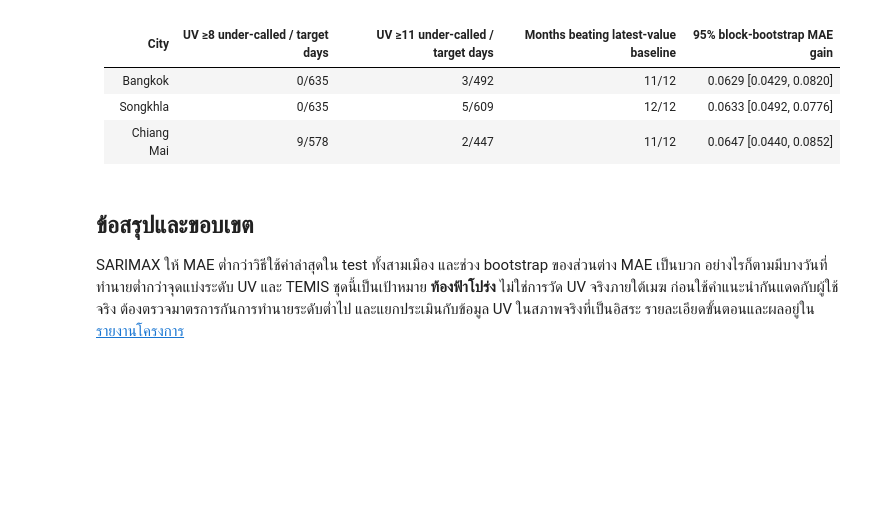
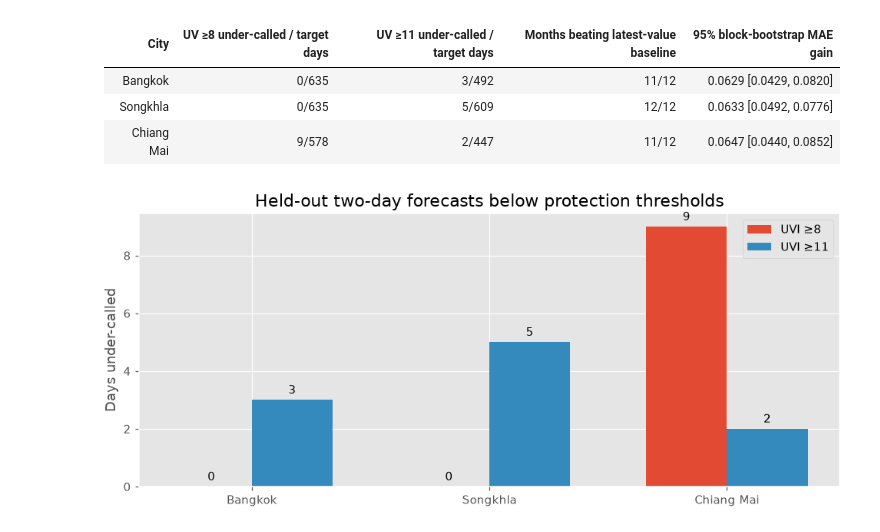
Before and after one commit to PacharaponK/Aphrodize, a Jupyter notebook: models/time-series/uv/uv_model_evaluation.ipynb, the cells around one changed output. Drawn from its saved outputs; the diff is of its cells as text; code cells hidden in the pictures; blank space fills up the shorter version.

```diff
--- a/models/time-series/uv/uv_model_evaluation.ipynb
+++ b/models/time-series/uv/uv_model_evaluation.ipynb
@@ -69,0 +110,15 @@ Saved D:\CoE Y.4 T.1\241-353\code\Aphrodize\storage\artifacts\uv\evaluation.json
+# %%
+if not OUTPUT.exists():
+    raise FileNotFoundError(
+        f"{OUTPUT} is missing. This notebook will not download or retrain automatically."
+    )
+summary = {}
+with OUTPUT.open(newline="", encoding="utf-8") as file:
+    for row in csv.DictReader(file):
+        item = summary.setdefault(row["city"], {"rows": 0, "first": row["date"], "last": row["date"], "missing": 0})
+        item["rows"] += 1
+        item["last"] = row["date"]
+        item["missing"] += not bool(row["uv_index_clear_sky"])
+display(Markdown("| City | Rows | First date | Last date | Missing UV |\n|---|---:|---|---|---:|\n" +
+                 "\n".join(f"| {CITY_LABELS[city]} | {item['rows']} | {item['first']} | {item['last']} | {item['missing']} |"
+                           for city, item in summary.items())))
@@ -70,7 +458,7 @@ Saved D:\CoE Y.4 T.1\241-353\code\Aphrodize\storage\artifacts\uv\evaluation.json
 # %%
 metrics = json.loads(metrics_path.read_text(encoding="utf-8"))
-audit = json.loads((train_uv_model.ARTIFACTS / "evaluation.json").read_text(encoding="utf-8"))
-rows_by_city = {city: [] for city in train_uv_model.CITIES}
+audit = json.loads((ARTIFACTS / "evaluation.json").read_text(encoding="utf-8"))
+rows_by_city = {city: [] for city in CITIES}
 with predictions_path.open(newline="", encoding="utf-8") as file:
     for row in csv.DictReader(file):
         if row["split"] == "test" and row["sarimax_h2"]:
@@ -78,7 +466,7 @@ with predictions_path.open(newline="", encoding="utf-8") as file:
 
 lines = ["| City | Selected SARIMAX order | Validation MAE (2 days) | Test days |",
          "|---|---:|---:|---:|"]
-for city in train_uv_model.CITIES:
+for city in CITIES:
     result = metrics["cities"][city]
     lines.append(f"| {CITY_LABELS[city]} | {tuple(result['selected_order'])} | "
                  f"{result['validation']['sarimax_h2']['mae']:.4f} | {len(rows_by_city[city])} |")
@@ -122,5 +510,5 @@ display(Markdown("\n".join(lines)))
 # %%
-cities = list(train_uv_model.CITIES)
+cities = list(CITIES)
 x = np.arange(len(cities))
 width = 0.25
 fig, ax = plt.subplots(figsize=(9, 4))
@@ -210,7 +598,19 @@ display(Markdown("\n".join(lines)))
 | Bangkok | 0/635 | 3/492 | 11/12 | 0.0629 [0.0429, 0.0820] |
 | Songkhla | 0/635 | 5/609 | 12/12 | 0.0633 [0.0492, 0.0776] |
 | Chiang Mai | 9/578 | 2/447 | 11/12 | 0.0647 [0.0440, 0.0852] |
-# %% [markdown]
-## ข้อสรุปและขอบเขต
-
-SARIMAX ให้ MAE ต่ำกว่าวิธีใช้ค่าล่าสุดใน test ทั้งสามเมือง และช่วง bootstrap ของส่วนต่าง MAE เป็นบวก อย่างไรก็ตามมีบางวันที่ทำนายต่ำกว่าจุดแบ่งระดับ UV และ TEMIS ชุดนี้เป็นเป้าหมาย **ท้องฟ้าโปร่ง** ไม่ใช่การวัด UV จริงภายใต้เมฆ ก่อนใช้คำแนะนำกันแดดกับผู้ใช้จริง ต้องตรวจมาตรการกันการทำนายระดับต่ำไป และแยกประเมินกับข้อมูล UV ในสภาพจริงที่เป็นอิสระ รายละเอียดขั้นตอนและผลอยู่ใน [รายงานโครงการ](../../../docs/uv-data-feasibility.md)
+# %%
+fig, ax = plt.subplots(figsize=(9, 4))
+x = np.arange(len(cities))
+width = 0.34
+for offset, threshold in enumerate((8, 11)):
+    undercalled = [audit["cities"][city]["thresholds"][str(threshold)]["undercalled"] for city in cities]
+    bars = ax.bar(x + (offset - 0.5) * width, undercalled, width, label=f"UVI ≥{threshold}")
+    ax.bar_label(bars, padding=3)
+ax.set_xticks(x, [CITY_LABELS[city] for city in cities])
+ax.set_ylabel("Days under-called")
+ax.set_title("Held-out two-day forecasts below protection thresholds")
+ax.legend()
+plt.tight_layout()
+plt.show()
+# %% [output]
+[figure, added]
```
Also changed, not shown: parts of 20 cells of this notebook.
